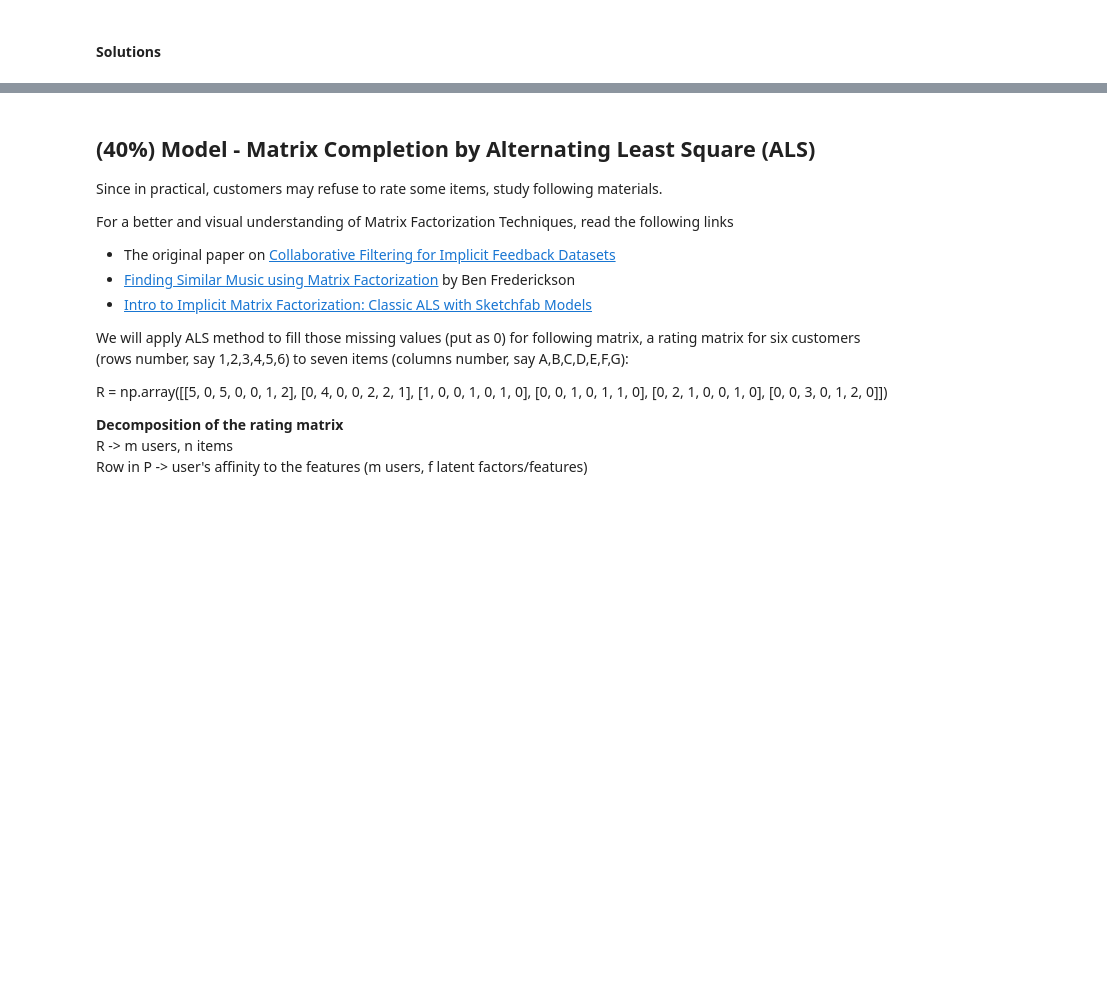
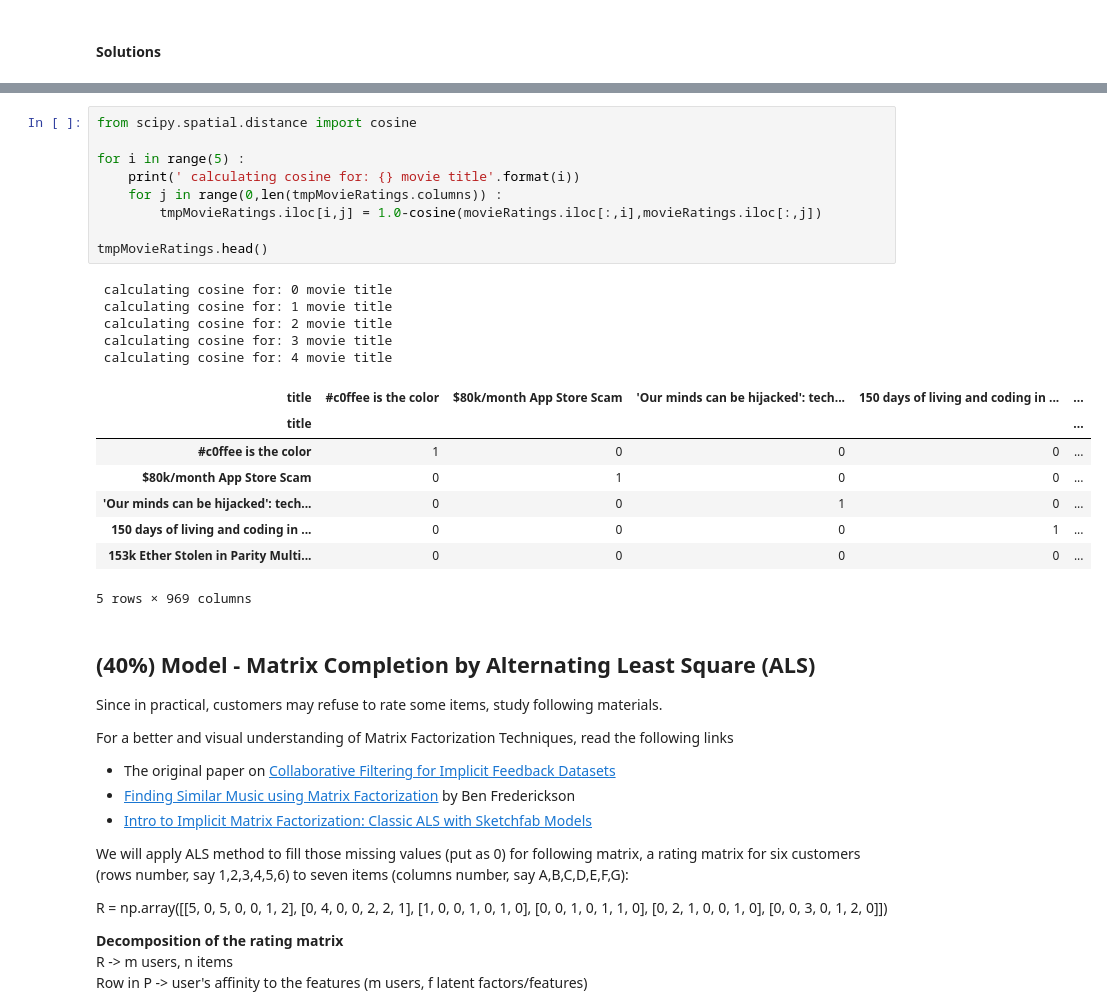
Before and after one commit to suryatejasonti/CMPE256-LSA, a Jupyter notebook: Assignments/Assignment2/CMPE256_RecSys_II_Problems.ipynb, the cells around one changed output, grey strips where cells are left out. Drawn from its saved outputs; the diff is of its cells as text; blank space fills up the shorter version.

```diff
--- a/Assignments/Assignment2/CMPE256_RecSys_II_Problems.ipynb
+++ b/Assignments/Assignment2/CMPE256_RecSys_II_Problems.ipynb
@@ -10,3 +57,26 @@ Could you based on the provided dataset (stories.csv) to generate similarity mat
+# %%
+from scipy.spatial.distance import cosine
+
+for i in range(5) :
+    print(' calculating cosine for: {} movie title'.format(i))
+    for j in range(0,len(tmpMovieRatings.columns)) :
+        tmpMovieRatings.iloc[i,j] = 1.0-cosine(movieRatings.iloc[:,i],movieRatings.iloc[:,j])
+
+tmpMovieRatings.head()
+# %% [output]
+ calculating cosine for: 0 movie title
+ calculating cosine for: 1 movie title
+ calculating cosine for: 2 movie title
+ calculating cosine for: 3 movie title
+ calculating cosine for: 4 movie title
+| title | #c0ffee is the color | $80k/month App Store Scam | 'Our minds can be hijacked': tech... | 150 days of living and coding in ... | ... |
+| title |  |  |  |  | ... |
+| #c0ffee is the color | 1 | 0 | 0 | 0 | ... |
+| $80k/month App Store Scam | 0 | 1 | 0 | 0 | ... |
+| 'Our minds can be hijacked': tech... | 0 | 0 | 1 | 0 | ... |
+| 150 days of living and coding in ... | 0 | 0 | 0 | 1 | ... |
+| 153k Ether Stolen in Parity Multi... | 0 | 0 | 0 | 0 | ... |
+5 rows × 969 columns
 # %% [markdown]
 ## (40%) Model - Matrix Completion by Alternating Least Square (ALS)
 
```
Also changed, not shown: parts of 15 cells of this notebook, 7 other files.
